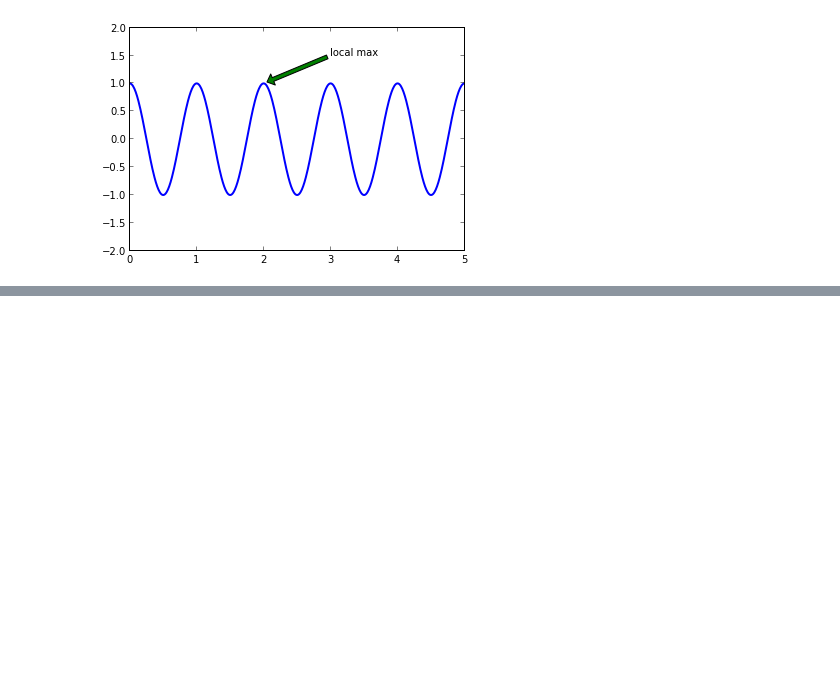
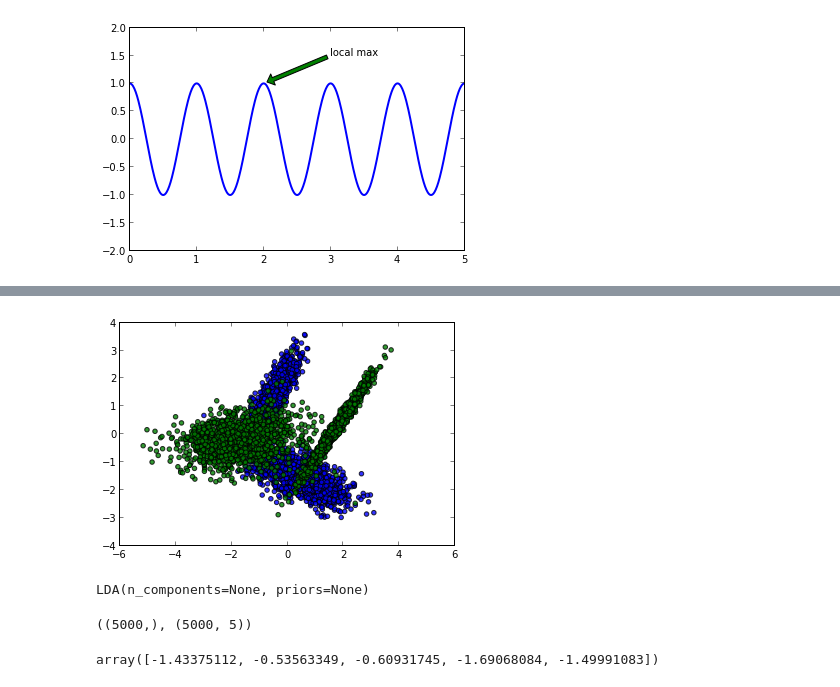
Before and after one commit to ageek/pynotebooks, a Jupyter notebook: matplot-basics.ipynb, the cells around one changed output, grey strips where cells are left out. Drawn from its saved outputs; the diff is of its cells as text; code cells hidden in the pictures; blank space fills up the shorter version.

```diff
--- a/matplot-basics.ipynb
+++ b/matplot-basics.ipynb
@@ -250,0 +266,7 @@ X.shape
+# %%
+color = ['b','g']
+from itertools import cycle
+for i,c in zip(np.unique(y),cycle(color)):
+    pl.scatter(X_pca[y==i,0], X_pca[y==i, 1], c=c, alpha=0.8)
+# %% [output]
+[figure, added]
@@ -250,0 +277,12 @@ X.shape
+# %%
+clf
+# %% [output]
+LDA(n_components=None, priors=None)
+# %%
+y.shape, X.shape
+# %% [output]
+((5000,), (5000, 5))
+# %%
+X[0]
+# %% [output]
+array([-1.43375112, -0.53563349, -0.60931745, -1.69068084, -1.49991083])
```
Also changed, not shown: parts of 44 cells of this notebook.
